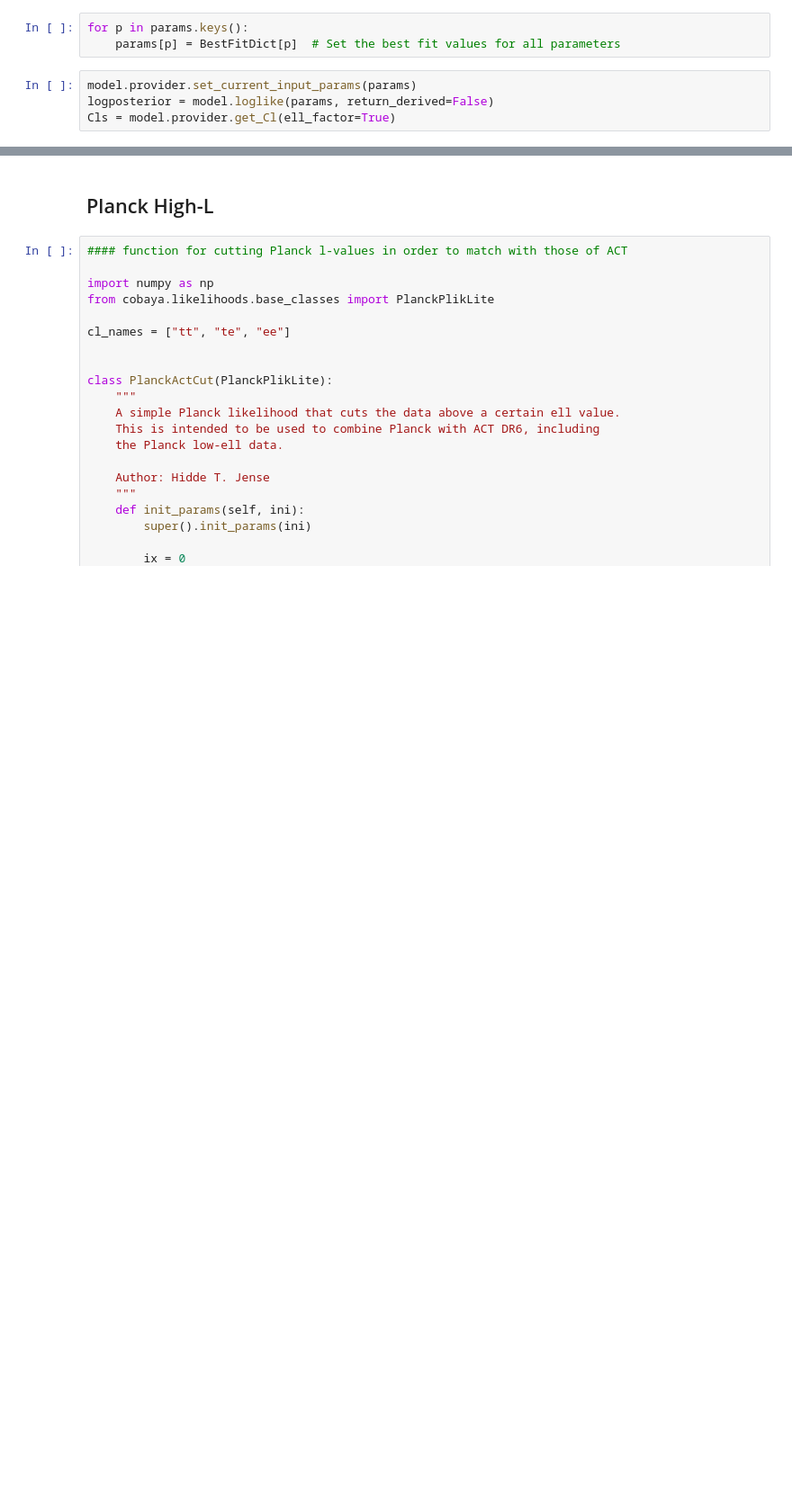
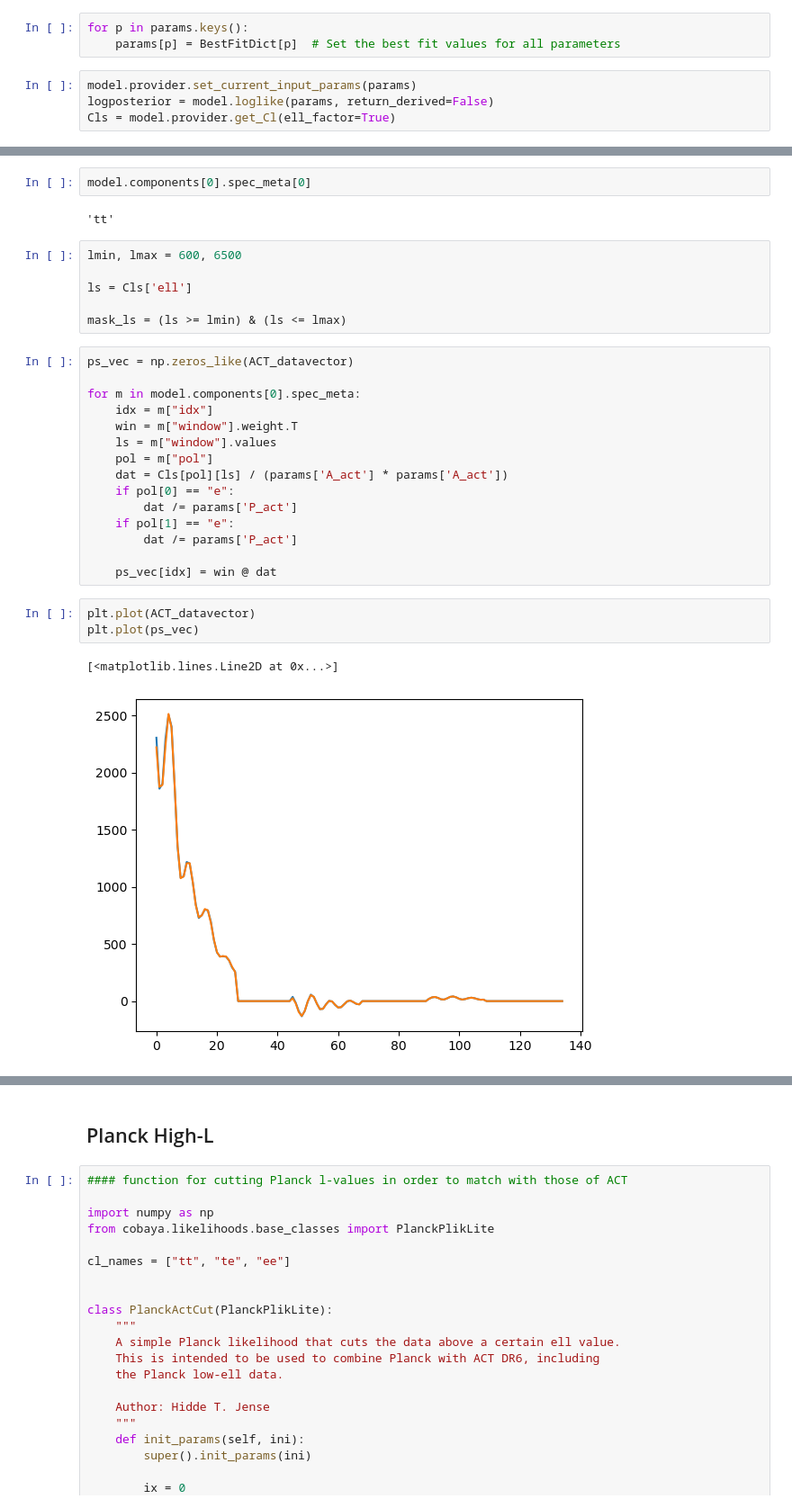
Before and after one commit to GenovaCosmology/ParametricModels, a Jupyter notebook: LCDM/get_useful_quantities.ipynb, the cells around one changed output, grey strips where cells are left out. Shown at 90% size. Cells and saved outputs as stored; diff of their text form; blank space fills up the shorter version.

Commit message:
add model eval for ACT. Module to be made, maybe

```diff
--- a/LCDM/get_useful_quantities.ipynb
+++ b/LCDM/get_useful_quantities.ipynb
@@ -113,0 +168,31 @@ Cls = model.provider.get_Cl(ell_factor=True)
+# %%
+model.components[0].spec_meta[0]
+# %% [output]
+'tt'
+# %%
+lmin, lmax = 600, 6500
+
+ls = Cls['ell']
+
+mask_ls = (ls >= lmin) & (ls <= lmax)
+# %%
+ps_vec = np.zeros_like(ACT_datavector)
+
+for m in model.components[0].spec_meta:
+    idx = m["idx"]
+    win = m["window"].weight.T
+    ls = m["window"].values
+    pol = m["pol"]
+    dat = Cls[pol][ls] / (params['A_act'] * params['A_act'])
+    if pol[0] == "e":
+        dat /= params['P_act']
+    if pol[1] == "e":
+        dat /= params['P_act']
+
+    ps_vec[idx] = win @ dat
+# %%
+plt.plot(ACT_datavector)
+plt.plot(ps_vec)
+# %% [output]
+[<matplotlib.lines.Line2D at 0x...>]
+[figure, added]
```
Also changed, not shown: parts of 7 cells of this notebook.
